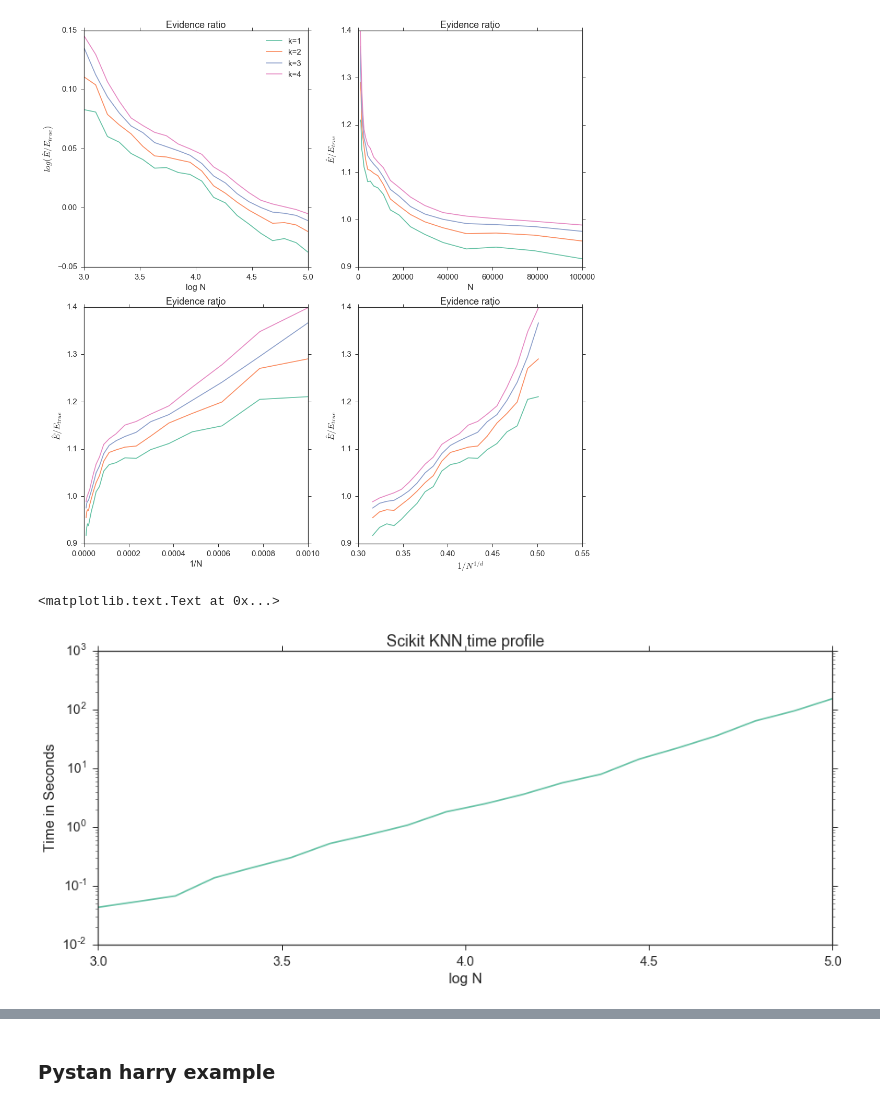
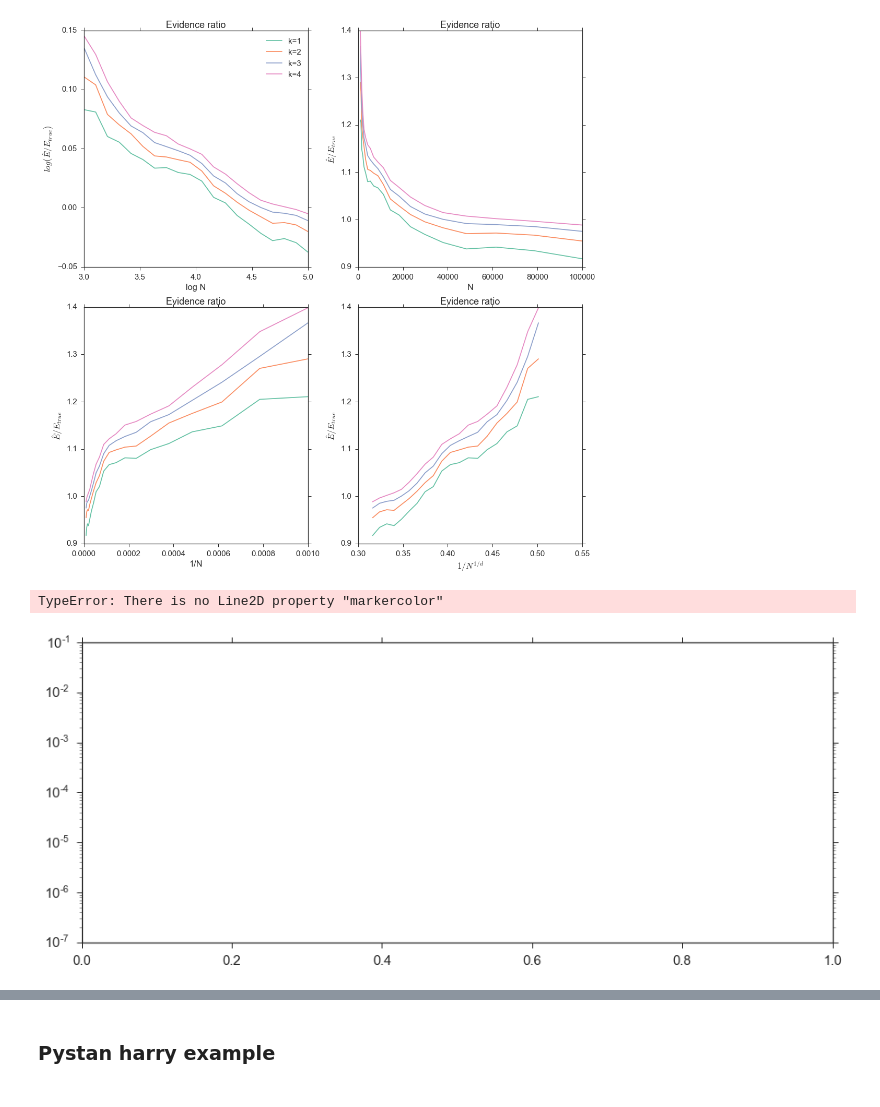
Before and after one commit to yabebalFantaye/BayesSchool2016, a Jupyter notebook: mcmc_samplers.ipynb, the cells around one changed output, grey strips where cells are left out. Saved outputs shown, nothing was run; the diff lists cells and outputs as text; code cells hidden in the pictures.

```diff
--- a/mcmc_samplers.ipynb
+++ b/mcmc_samplers.ipynb
@@ -153,11 +153,11 @@ nsample, dotp, median volume, amax, MLE
 # %%
 # plot KNN timing profile
 fig,ax=plt.subplots(figsize=(15,6))
-plt.semilogy(np.log10(ptime[:,0]),ptime[:,1])
+plt.semilogy(np.log10(ptime[:,0]),ptime[:,1],'-*',markersize=4,markercolor='r')
 plt.xlabel('log N')
 plt.ylabel('Time in Seconds')
 plt.title('Scikit KNN time profile')
 #plt.legend(['k=%s'%k for k in range(1,kmax+1)])
 # %% [output]
-<matplotlib.text.Text at 0x...>
+TypeError: There is no Line2D property "markercolor"
-[figure, old version]
+[figure, new version]
```
Also changed, not shown: parts of 1 cell of this notebook, 3 other files.
